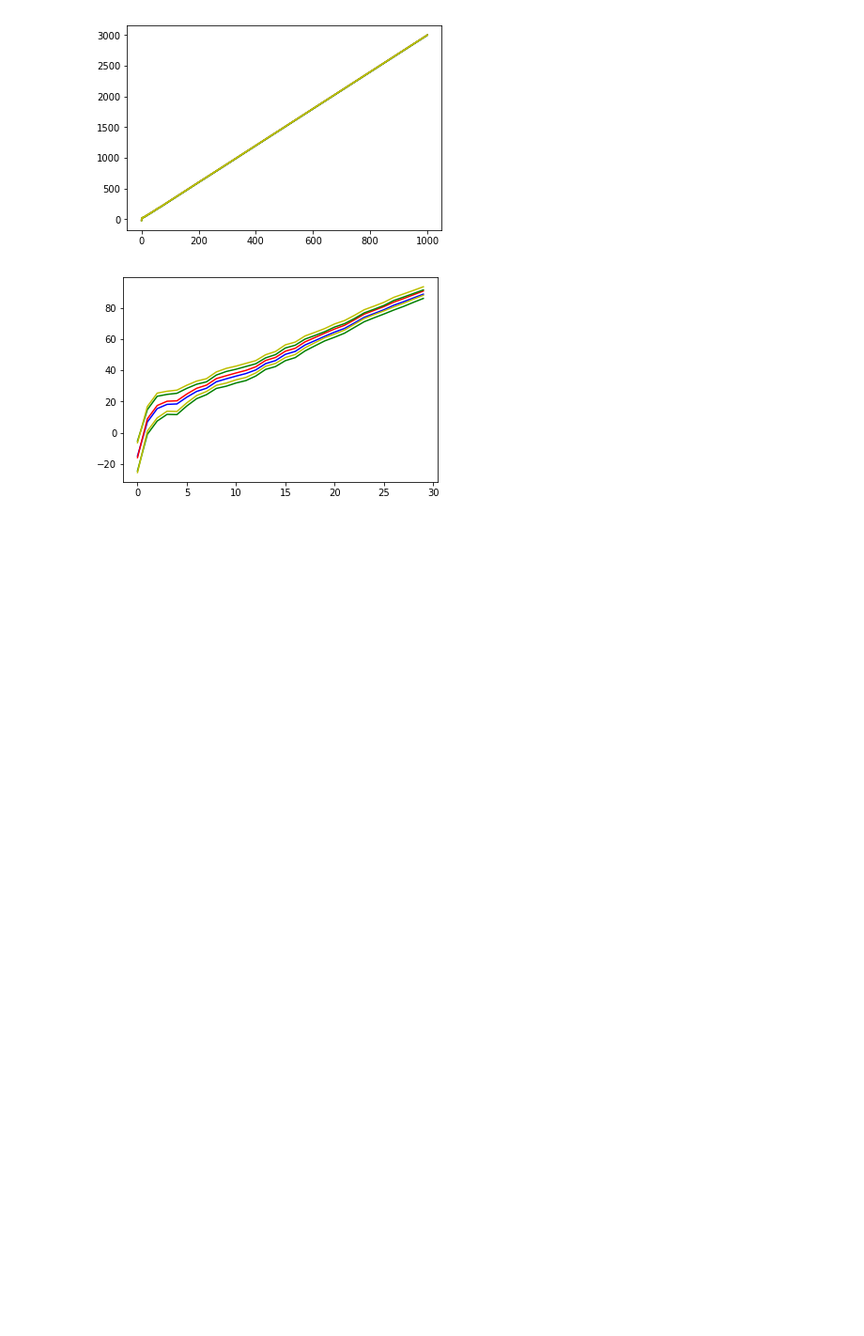
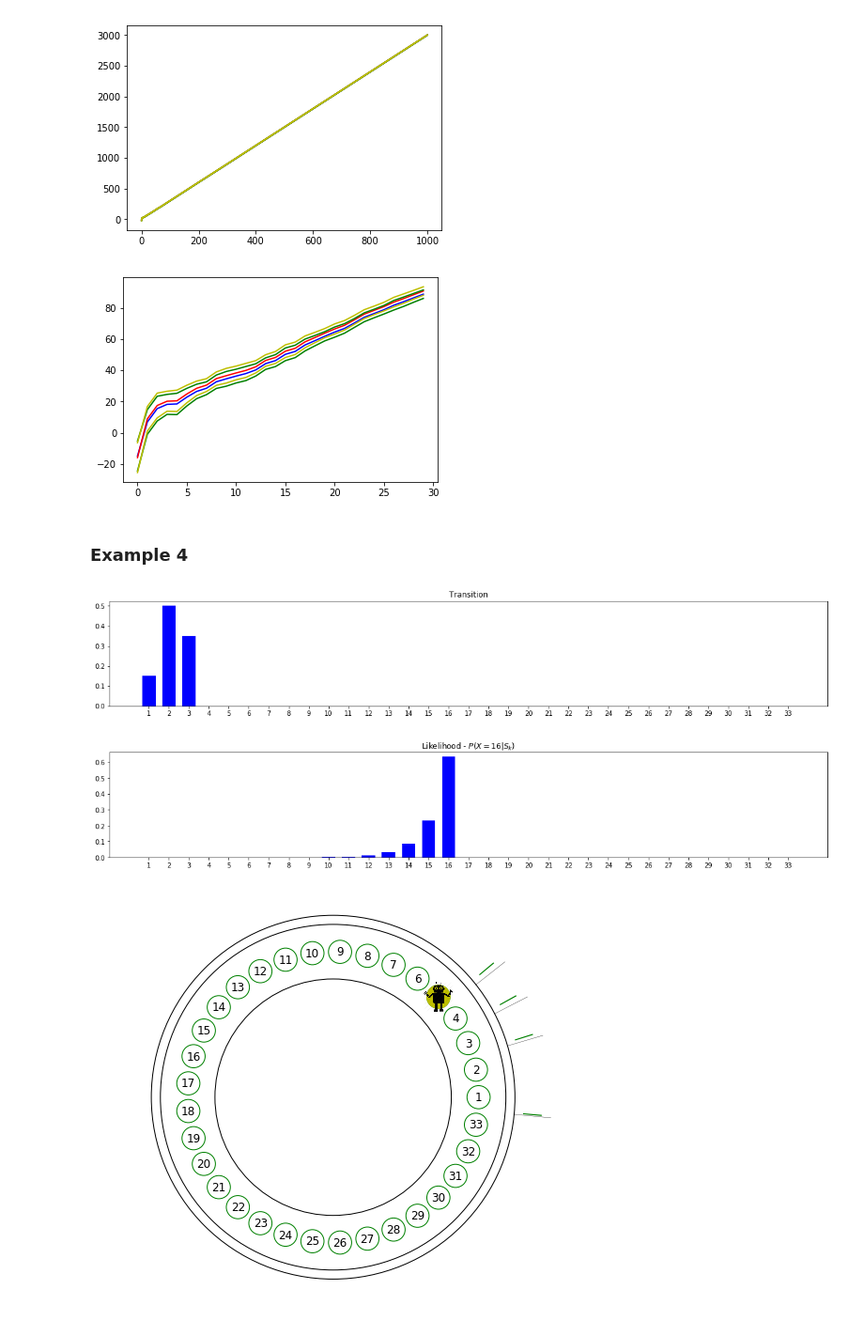
Before and after one commit to jganzabal/Kalman-as-Recursive-Bayesian-Estimation, a Jupyter notebook: Additive noise Histogram Filters.ipynb, the cells around one changed output. Shown at 94% size. Cells and saved outputs as stored; diff of their text form; code cells hidden in the pictures; blank space fills up the shorter version.

```diff
--- a/Additive noise Histogram Filters.ipynb
+++ b/Additive noise Histogram Filters.ipynb
@@ -269,3 +269,23 @@ plot_estimations(mean_list, var_list, mean_list_pred, var_list_pred, fr = 0, to
 [figure]
 [figure]
 [figure]
+# %% [markdown]
+### Example 4
+# %%
+N = 33
+steps = 4
+Wo = get_walking_noise_example_1(N)
+plot_distribution(Wo, title="Transition")
+
+#observation_func = get_exponential_distribution_symetric
+observation_func = get_exponential_distribution
+likelihood = get_likelihood(N, observation_func, scale=1)
+X = int(N/2)
+plot_distribution(likelihood[X], title="Likelihood - $P(X=%d|S_k)$"%X)
+
+measurements, sample_stats, steps_stats, loc = generate_sample(likelihood, W=Wo, initial_state=1, steps = steps)
+robot.plot_robot_room(N = N, loc = loc, sample_stats = sample_stats)
+# %% [output]
+[figure, added]
+[figure, added]
+[figure, added]
```
Also changed, not shown: parts of 1 cell of this notebook, 1 other file.
